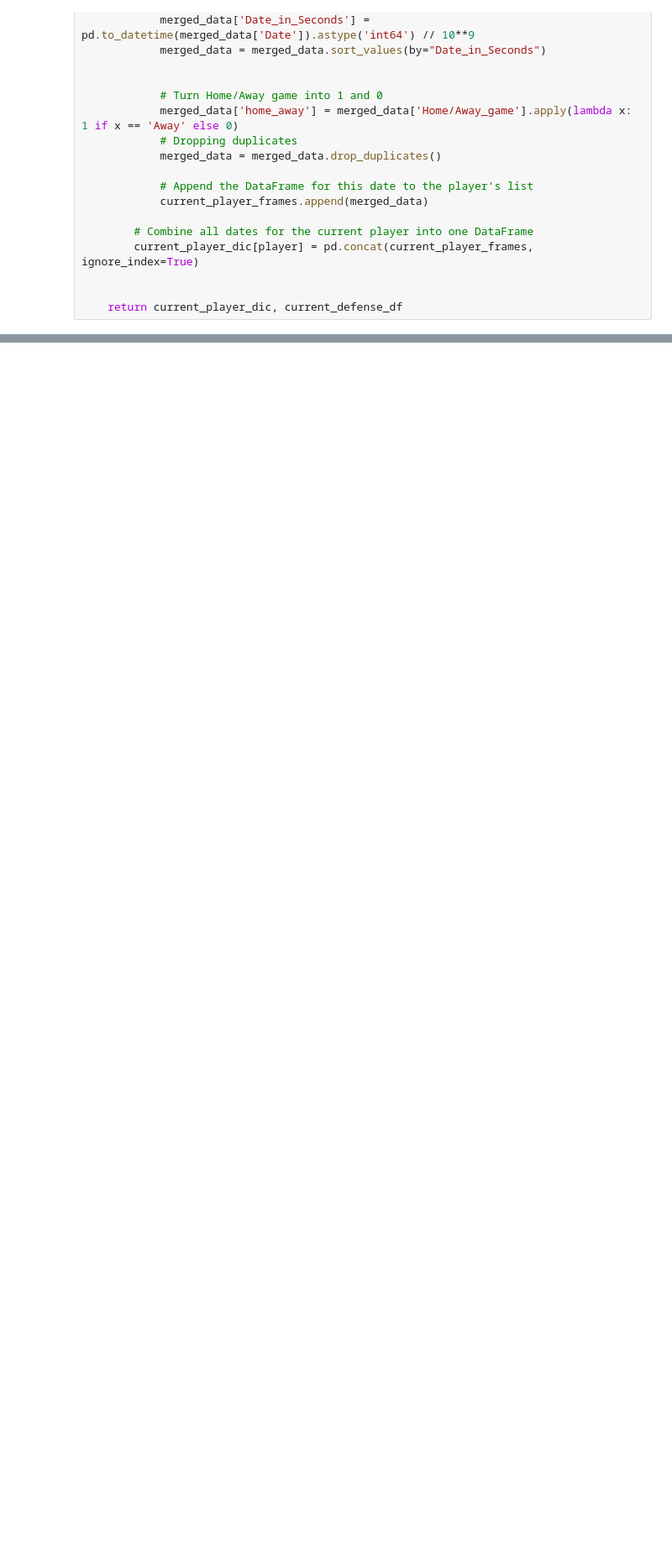
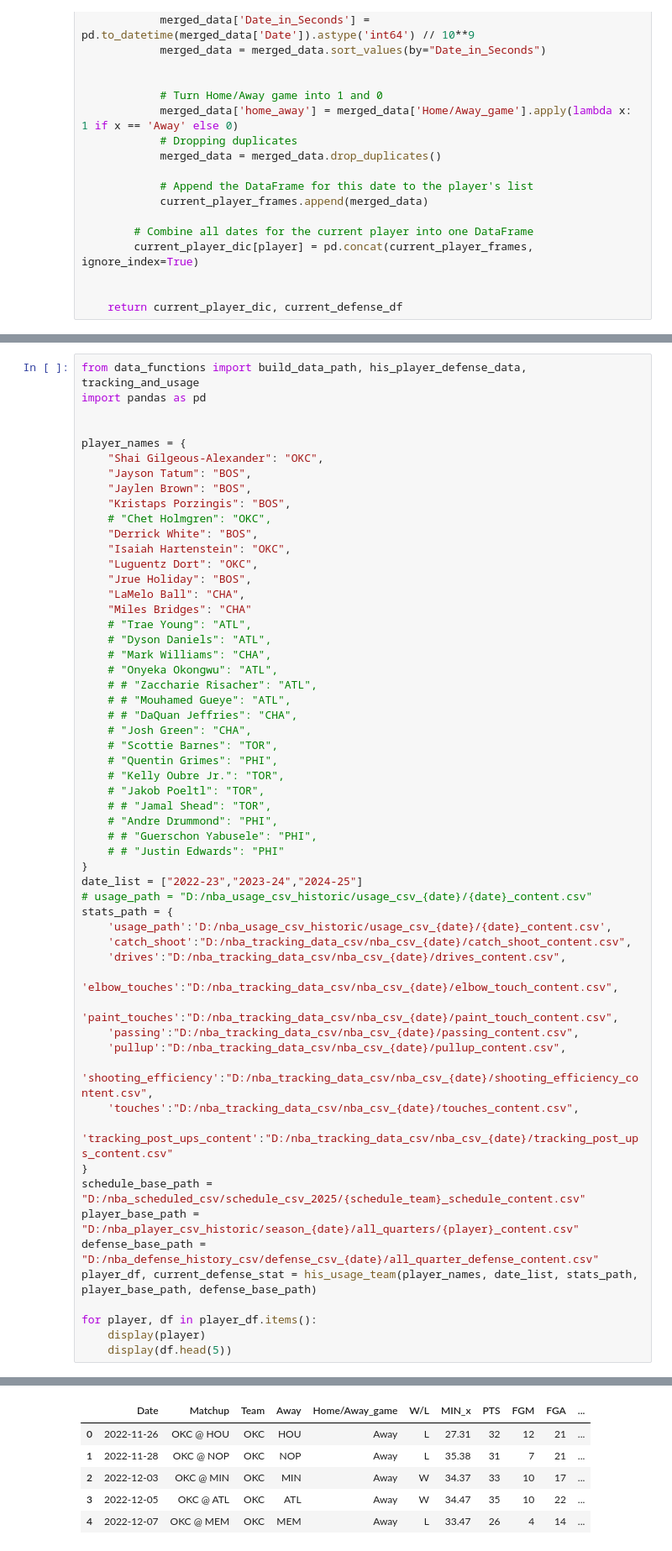
Before and after one commit to penfoldslaw/web_scraping_sports, a Jupyter notebook: models/linear_regression/fgm_feature.ipynb, the cells around one changed output, grey strips where cells are left out. Shown at 84% size. Saved outputs shown, nothing was run; the diff lists cells and outputs as text; blank space fills up the shorter version.

```diff
--- a/models/linear_regression/fgm_feature.ipynb
+++ b/models/linear_regression/fgm_feature.ipynb
@@ -426,0 +500,57 @@ def add_usage_stats(merged_data, usage_data, player, columns):
+# %%
+from data_functions import build_data_path, his_player_defense_data, tracking_and_usage
+import pandas as pd
+
+
+player_names = {
+    "Shai Gilgeous-Alexander": "OKC",
+    "Jayson Tatum": "BOS",
+    "Jaylen Brown": "BOS",
+    "Kristaps Porzingis": "BOS",
+    # "Chet Holmgren": "OKC",
+    "Derrick White": "BOS",
+    "Isaiah Hartenstein": "OKC",
+    "Luguentz Dort": "OKC",
+    "Jrue Holiday": "BOS",
+    "LaMelo Ball": "CHA",
+    "Miles Bridges": "CHA"
+    # "Trae Young": "ATL",
+    # "Dyson Daniels": "ATL",
+    # "Mark Williams": "CHA",
+    # "Onyeka Okongwu": "ATL",
+    # # "Zaccharie Risacher": "ATL",
+    # # "Mouhamed Gueye": "ATL",
+    # # "DaQuan Jeffries": "CHA",
+    # "Josh Green": "CHA",
+    # "Scottie Barnes": "TOR",
+    # "Quentin Grimes": "PHI",
+    # "Kelly Oubre Jr.": "TOR",
+    # "Jakob Poeltl": "TOR",
+    # # "Jamal Shead": "TOR",
+    # "Andre Drummond": "PHI",
+    # # "Guerschon Yabusele": "PHI",
+    # # "Justin Edwards": "PHI"
+}
+date_list = ["2022-23","2023-24","2024-25"]
+# usage_path = "D:/nba_usage_csv_historic/usage_csv_{date}/{date}_content.csv"
+stats_path = {
+    'usage_path':'D:/nba_usage_csv_historic/usage_csv_{date}/{date}_content.csv',
+    'catch_shoot':"D:/nba_tracking_data_csv/nba_csv_{date}/catch_shoot_content.csv",
+    'drives':"D:/nba_tracking_data_csv/nba_csv_{date}/drives_content.csv",
+    'elbow_touches':"D:/nba_tracking_data_csv/nba_csv_{date}/elbow_touch_content.csv",
+    'paint_touches':"D:/nba_tracking_data_csv/nba_csv_{date}/paint_touch_content.csv",
+    'passing':"D:/nba_tracking_data_csv/nba_csv_{date}/passing_content.csv",
+    'pullup':"D:/nba_tracking_data_csv/nba_csv_{date}/pullup_content.csv",
+    'shooting_efficiency':"D:/nba_tracking_data_csv/nba_csv_{date}/shooting_efficiency_content.csv",
+    'touches':"D:/nba_tracking_data_csv/nba_csv_{date}/touches_content.csv",
+    'tracking_post_ups_content':"D:/nba_tracking_data_csv/nba_csv_{date}/tracking_post_ups_content.csv"
+}
+schedule_base_path = "D:/nba_scheduled_csv/schedule_csv_2025/{schedule_team}_schedule_content.csv"
+player_base_path = "D:/nba_player_csv_historic/season_{date}/all_quarters/{player}_content.csv"
+defense_base_path = "D:/nba_defense_history_csv/defense_csv_{date}/all_quarter_defense_content.csv"
+player_df, current_defense_stat = his_usage_team(player_names, date_list, stats_path, player_base_path, defense_base_path)
+
+for player, df in player_df.items():
+    display(player)
+    display(df.head(5))
+# %% [output]
@@ -426,0 +561,6 @@ def add_usage_stats(merged_data, usage_data, player, columns):
+|  | Date | Matchup | Team | Away | Home/Away_game | W/L | MIN_x | PTS | FGM | FGA | ... |
+| 0 | 2022-11-26 | OKC @ HOU | OKC | HOU | Away | L | 27.31 | 32 | 12 | 21 | ... |
+| 1 | 2022-11-28 | OKC @ NOP | OKC | NOP | Away | L | 35.38 | 31 | 7 | 21 | ... |
+| 2 | 2022-12-03 | OKC @ MIN | OKC | MIN | Away | W | 34.37 | 33 | 10 | 17 | ... |
+| 3 | 2022-12-05 | OKC @ ATL | OKC | ATL | Away | W | 34.47 | 35 | 10 | 22 | ... |
+| 4 | 2022-12-07 | OKC @ MEM | OKC | MEM | Away | L | 33.47 | 26 | 4 | 14 | ... |
```
Also changed, not shown: parts of 9 cells of this notebook, 21 other files.
